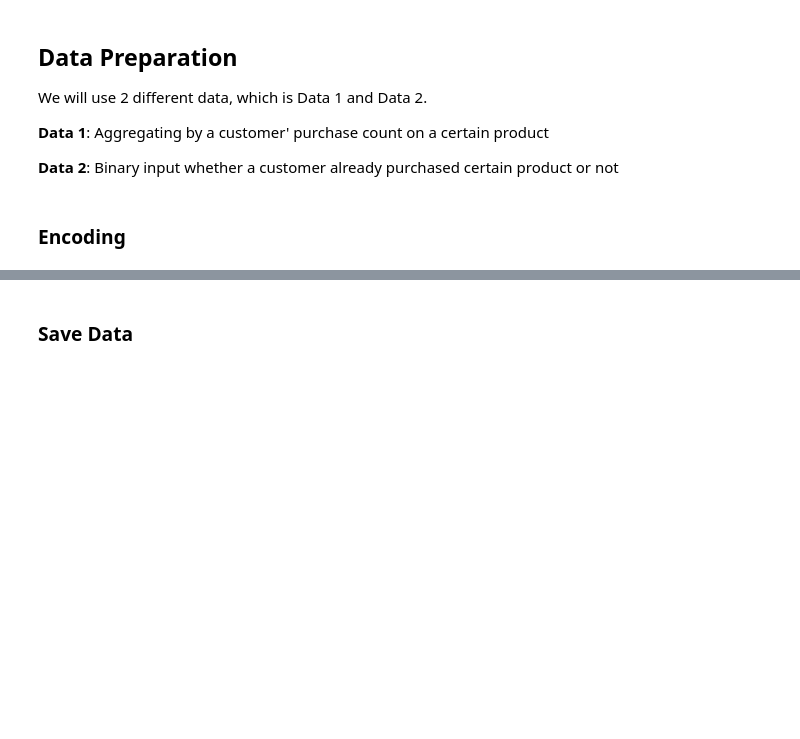
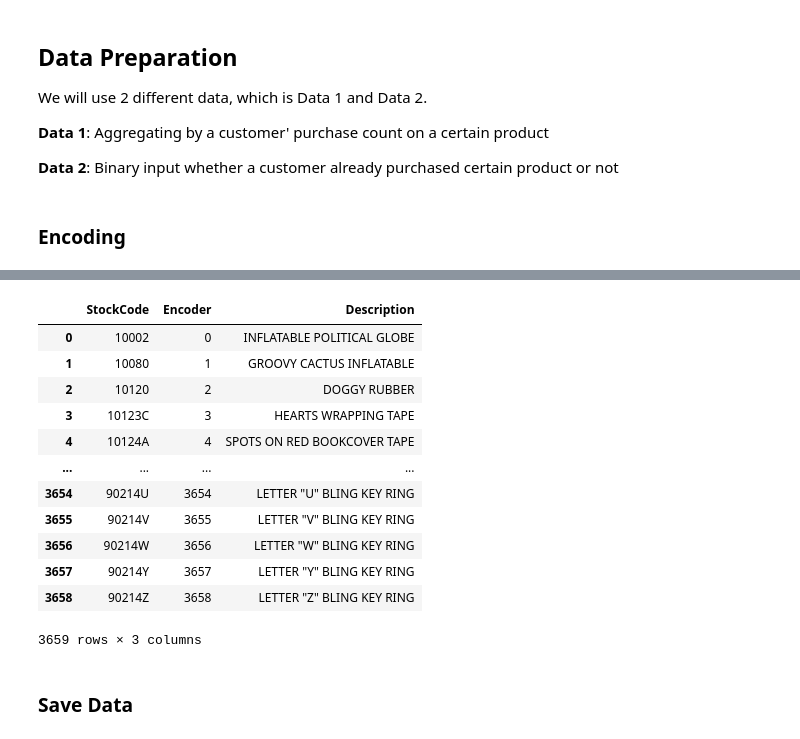
Before and after one commit to nfarrasd/Dynamic-Recommender-System-Web-App, a Jupyter notebook: Recommender System & Segmentation.ipynb, the cells around one changed output, grey strips where cells are left out. Cells and saved outputs as stored; diff of their text form; code cells hidden in the pictures; blank space fills up the shorter version.

```diff
--- a/Recommender System & Segmentation.ipynb
+++ b/Recommender System & Segmentation.ipynb
@@ -446,3 +462,21 @@ stock_data['Encoder'] = le_stock_mapping.values()
+# %%
+temp = data[['StockCode', 'Description']]
+stock_data = pd.merge(stock_data, temp, on = 'StockCode', how = 'inner').drop_duplicates(subset = ['StockCode', 'Encoder']).reset_index(drop = True)
+stock_data
+# %% [output]
+|  | StockCode | Encoder | Description |
+| 0 | 10002 | 0 | INFLATABLE POLITICAL GLOBE |
+| 1 | 10080 | 1 | GROOVY CACTUS INFLATABLE |
+| 2 | 10120 | 2 | DOGGY RUBBER |
+| 3 | 10123C | 3 | HEARTS WRAPPING TAPE |
+| 4 | 10124A | 4 | SPOTS ON RED BOOKCOVER TAPE |
+| ... | ... | ... | ... |
+| 3654 | 90214U | 3654 | LETTER "U" BLING KEY RING |
+| 3655 | 90214V | 3655 | LETTER "V" BLING KEY RING |
+| 3656 | 90214W | 3656 | LETTER "W" BLING KEY RING |
+| 3657 | 90214Y | 3657 | LETTER "Y" BLING KEY RING |
+| 3658 | 90214Z | 3658 | LETTER "Z" BLING KEY RING |
+3659 rows × 3 columns
 # %%
 data['CustomerID'] = le_customer.transform(data['CustomerID'])
 data['StockID'] = le_stock.transform(data['StockCode'])
```
Also changed, not shown: parts of 16 cells of this notebook, 3 other files.
